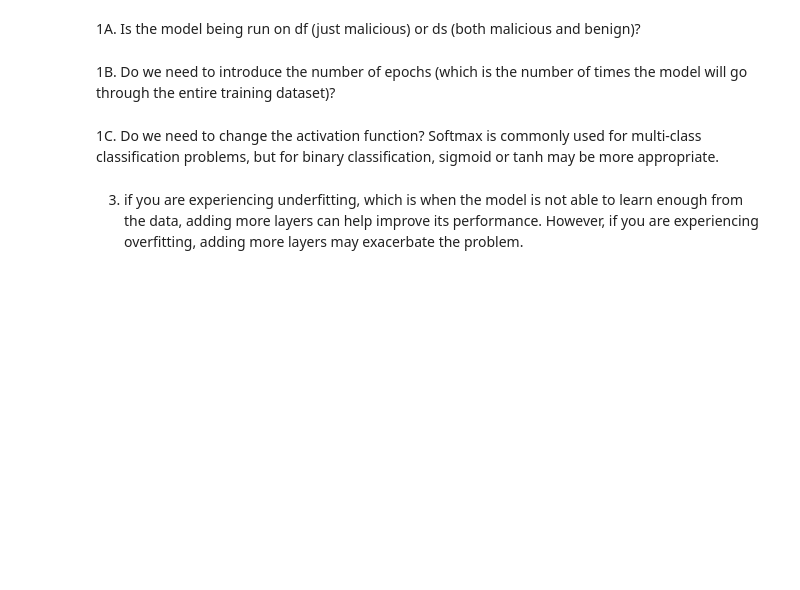
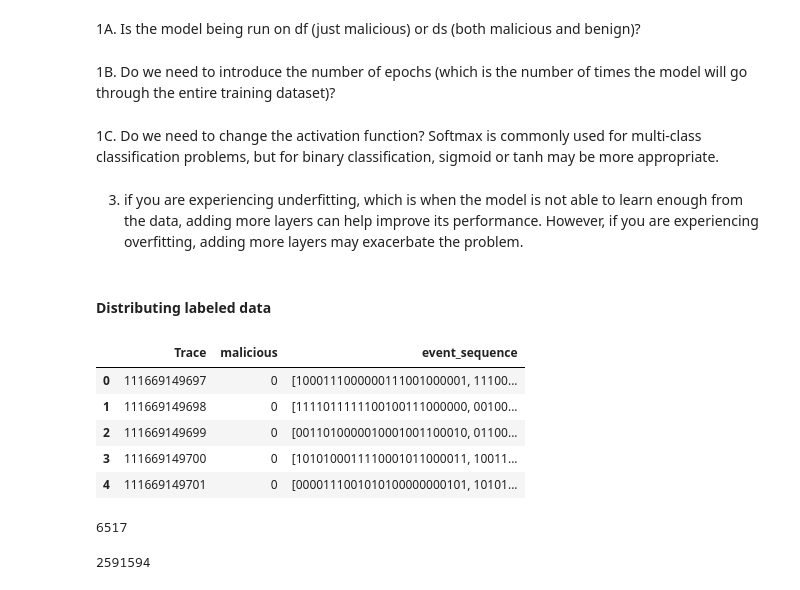
Before and after one commit to MBrend15/Public_Project_Repo, a Jupyter notebook: lstm_nlp-copyMJ.ipynb, the cells around one changed output. Cells and saved outputs as stored; diff of their text form; code cells hidden in the pictures; blank space fills up the shorter version.

```diff
--- a/lstm_nlp-copyMJ.ipynb
+++ b/lstm_nlp-copyMJ.ipynb
@@ -517,3 +519,14 @@ LSTM known issues: (file = lstm_nlp)
 #    validation_labels = df_labels.iloc[validation_index]
 # %% [markdown]
 3. if you are experiencing underfitting, which is when the model is not able to learn enough from the data, adding more layers can help improve its performance. However, if you are experiencing overfitting, adding more layers may exacerbate the problem.
+# %% [markdown]
+#### Distributing labeled data
+# %%
+ds.limit(5).toPandas()
+# %% [output]
+|  | Trace | malicious | event_sequence |
+| 0 | 111669149697 | 0 | [1000111000000111001000001, 11100... |
+| 1 | 111669149698 | 0 | [1111011111100100111000000, 00100... |
+| 2 | 111669149699 | 0 | [0011010000010001001100010, 01100... |
+| 3 | 111669149700 | 0 | [1010100011110001011000011, 10011... |
+| 4 | 111669149701 | 0 | [0000111001010100000000101, 10101... |
@@ -519,0 +561,8 @@ LSTM known issues: (file = lstm_nlp)
+# %%
+print(malicious_count)
+# %% [output]
+6517
+# %%
+print(non_malicious_count)
+# %% [output]
+2591594
```
Also changed, not shown: parts of 7 cells of this notebook, 9 other files.
